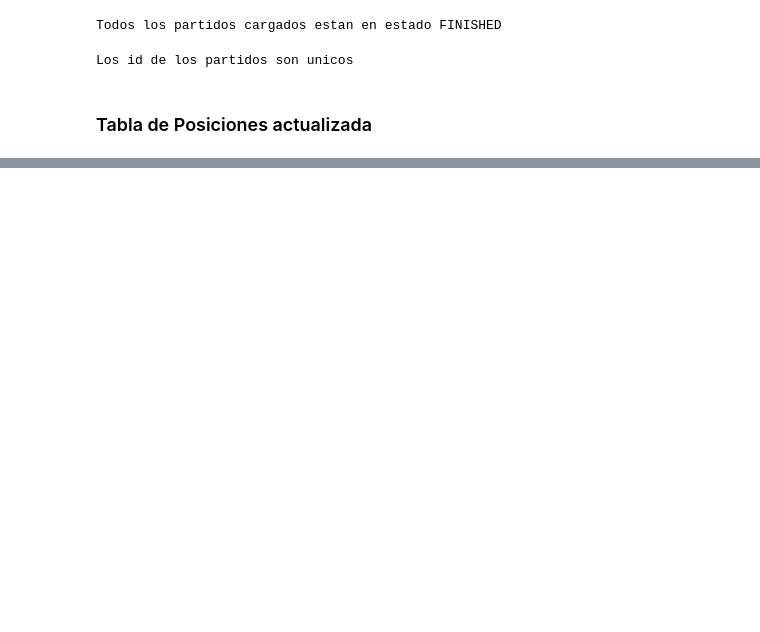
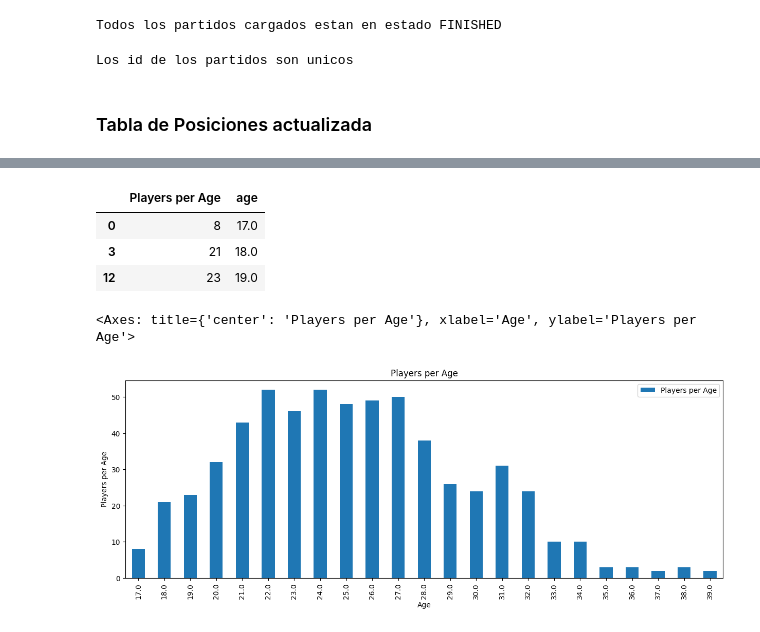
Before and after one commit to RaphaelNicaise/DataEngineering_PremierLeague, a Jupyter notebook: Extraccion_datos_football_data.ipynb, the cells around one changed output, grey strips where cells are left out. Saved outputs shown, nothing was run; the diff lists cells and outputs as text; code cells hidden in the pictures; blank space fills up the shorter version.

```diff
--- a/Extraccion_datos_football_data.ipynb
+++ b/Extraccion_datos_football_data.ipynb
@@ -604,0 +638,16 @@ print(f" Edad media de jugadores  {df['age'].mean()}")
+# %%
+# Leemos los datos de los jugadores por edad, proveninentes del delta lake recien creado
+players_per_age_dt = DeltaTable("data_lake/gold/players_per_age").to_pandas().sort_values(by='age')
+players_per_age_dt.head(3)
+# %% [output]
+|  | Players per Age | age |
+| 0 | 8 | 17.0 |
+| 3 | 21 | 18.0 |
+| 12 | 23 | 19.0 |
+# %%
+# Con los datos extraidos del datalake
+# podemos ver por ejemplo, la cantidad de jugadores por edad, mediante un grafico de matplotlib
+players_per_age_dt.plot(kind='bar',figsize=(15,5),x='age',y='Players per Age',xlabel='Age',ylabel='Players per Age',title='Players per Age')
+# %% [output]
+<Axes: title={'center': 'Players per Age'}, xlabel='Age', ylabel='Players per Age'>
+[figure, added]
```
Also changed, not shown: parts of 21 cells of this notebook, 35 other files.
